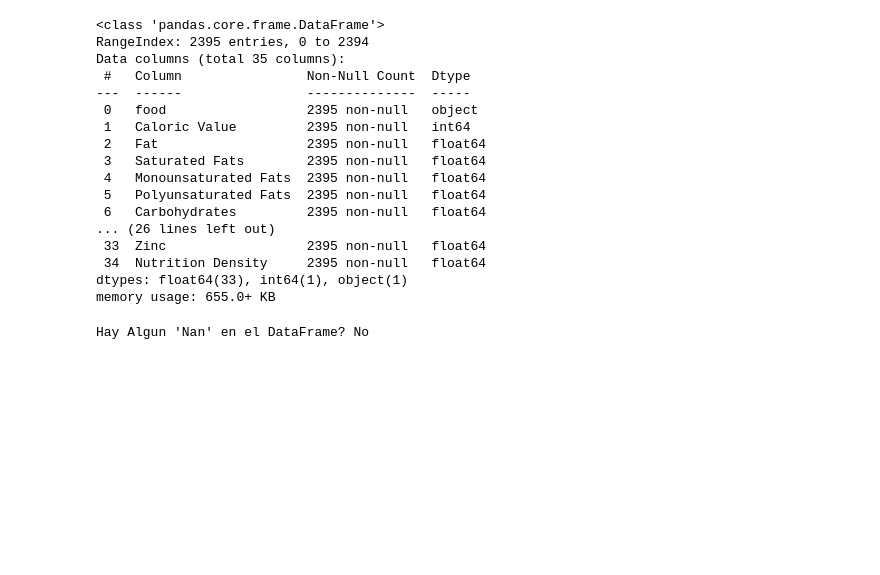
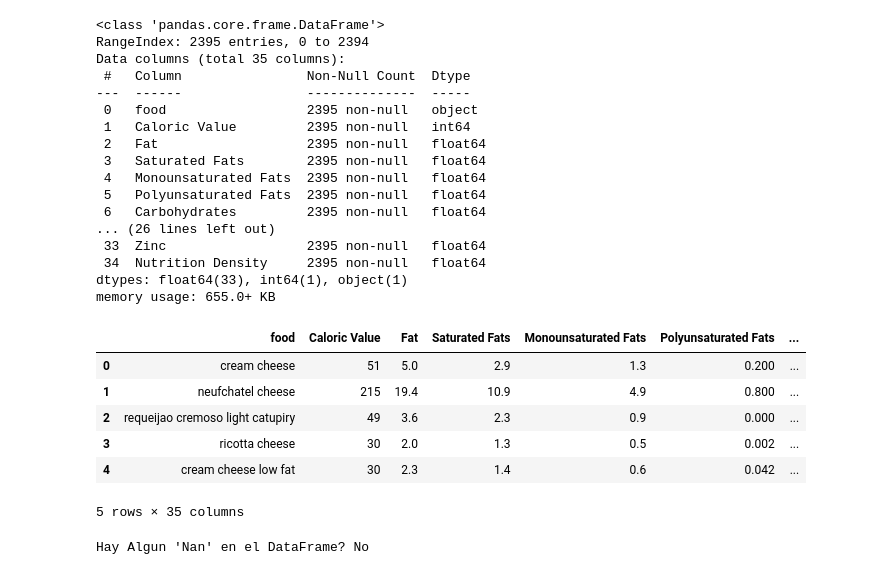
Before and after one commit to NatanCuello30/Data-Science-1, a Jupyter notebook: DataScience/FINAL_FOOD_DATASET/ProyectoDS_Parte1_+Cuello.ipynb, the cells around one changed output. Saved outputs shown, nothing was run; the diff lists cells and outputs as text; code cells hidden in the pictures; blank space fills up the shorter version.

```diff
--- a/DataScience/FINAL_FOOD_DATASET/ProyectoDS_Parte1_+Cuello.ipynb
+++ b/DataScience/FINAL_FOOD_DATASET/ProyectoDS_Parte1_+Cuello.ipynb
@@ -678,6 +659,16 @@ Data columns (total 35 columns):
  34  Nutrition Density     2395 non-null   float64
 dtypes: float64(33), int64(1), object(1)
 memory usage: 655.0+ KB
+# %%
+Test_df.head()
+# %% [output]
+|  | food | Caloric Value | Fat | Saturated Fats | Monounsaturated Fats | Polyunsaturated Fats | ... |
+| 0 | cream cheese | 51 | 5.0 | 2.9 | 1.3 | 0.200 | ... |
+| 1 | neufchatel cheese | 215 | 19.4 | 10.9 | 4.9 | 0.800 | ... |
+| 2 | requeijao cremoso light catupiry | 49 | 3.6 | 2.3 | 0.9 | 0.000 | ... |
+| 3 | ricotta cheese | 30 | 2.0 | 1.3 | 0.5 | 0.002 | ... |
+| 4 | cream cheese low fat | 30 | 2.3 | 1.4 | 0.6 | 0.042 | ... |
+5 rows × 35 columns
 # %%
 # Verifico si tengo algun NaN
 has_nans = Test_df.isna().any().any()
```
Also changed, not shown: parts of 10 cells of this notebook.
